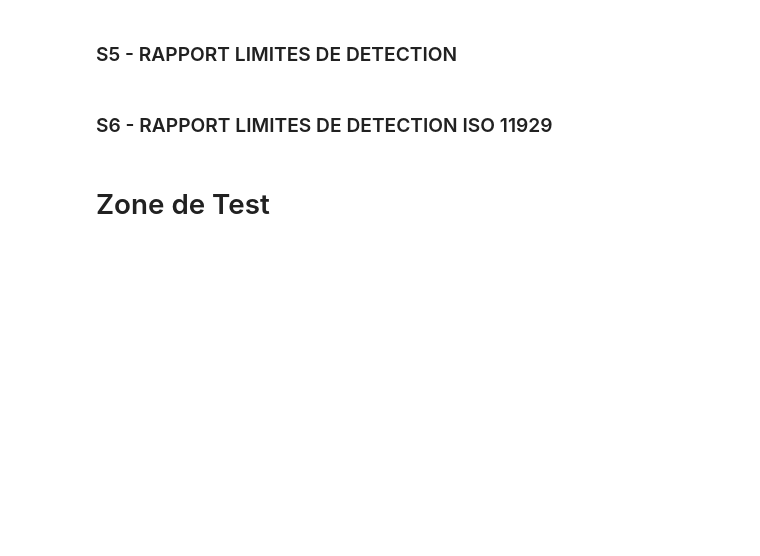
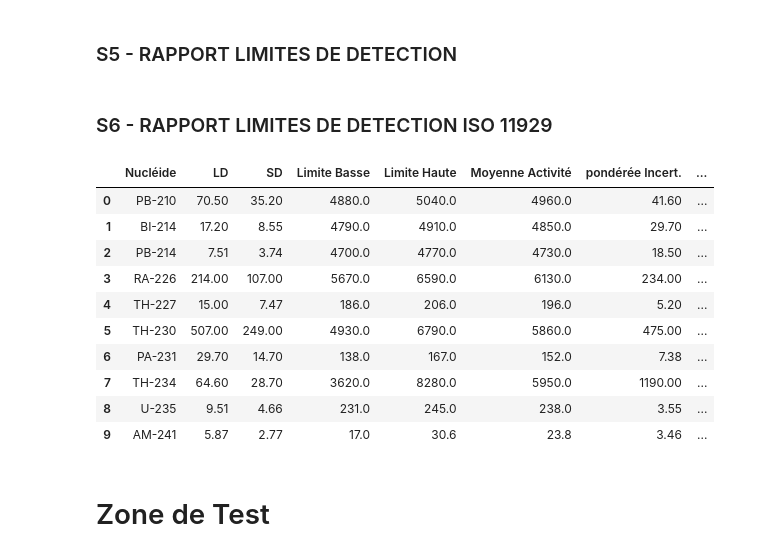
Before and after one commit to Ezacuak/chenin, a Jupyter notebook: src/poc.ipynb, the cells around one changed output. Saved outputs shown, nothing was run; the diff lists cells and outputs as text; code cells hidden in the pictures; blank space fills up the shorter version.

```diff
--- a/src/poc.ipynb
+++ b/src/poc.ipynb
@@ -167,10 +252,22 @@ def extract_data_s6(content, header):
     return data
 # %%
 content_s6 = sections_content[sections_titles[5]]
-header = extract_header_s6(content_s6)
-data_report[sections_titles[5]] = extract_data_s6(content_s6, header)
+header_s6 = extract_header_s6(content_s6)
+data_s6 = extract_data_s6(content_s6, header_s6)
 
 ####### DATA ##########
-data_report[sections_titles[5]]
+data_s6
+# %% [output]
+|  | Nucléide | LD | SD | Limite Basse | Limite Haute | Moyenne Activité | pondérée Incert. | ... |
+| 0 | PB-210 | 70.50 | 35.20 | 4880.0 | 5040.0 | 4960.0 | 41.60 | ... |
+| 1 | BI-214 | 17.20 | 8.55 | 4790.0 | 4910.0 | 4850.0 | 29.70 | ... |
+| 2 | PB-214 | 7.51 | 3.74 | 4700.0 | 4770.0 | 4730.0 | 18.50 | ... |
+| 3 | RA-226 | 214.00 | 107.00 | 5670.0 | 6590.0 | 6130.0 | 234.00 | ... |
+| 4 | TH-227 | 15.00 | 7.47 | 186.0 | 206.0 | 196.0 | 5.20 | ... |
+| 5 | TH-230 | 507.00 | 249.00 | 4930.0 | 6790.0 | 5860.0 | 475.00 | ... |
+| 6 | PA-231 | 29.70 | 14.70 | 138.0 | 167.0 | 152.0 | 7.38 | ... |
+| 7 | TH-234 | 64.60 | 28.70 | 3620.0 | 8280.0 | 5950.0 | 1190.00 | ... |
+| 8 | U-235 | 9.51 | 4.66 | 231.0 | 245.0 | 238.0 | 3.55 | ... |
+| 9 | AM-241 | 5.87 | 2.77 | 17.0 | 30.6 | 23.8 | 3.46 | ... |
 # %% [markdown]
 # Zone de Test
```
Also changed, not shown: parts of 15 cells of this notebook, 2 other files.
